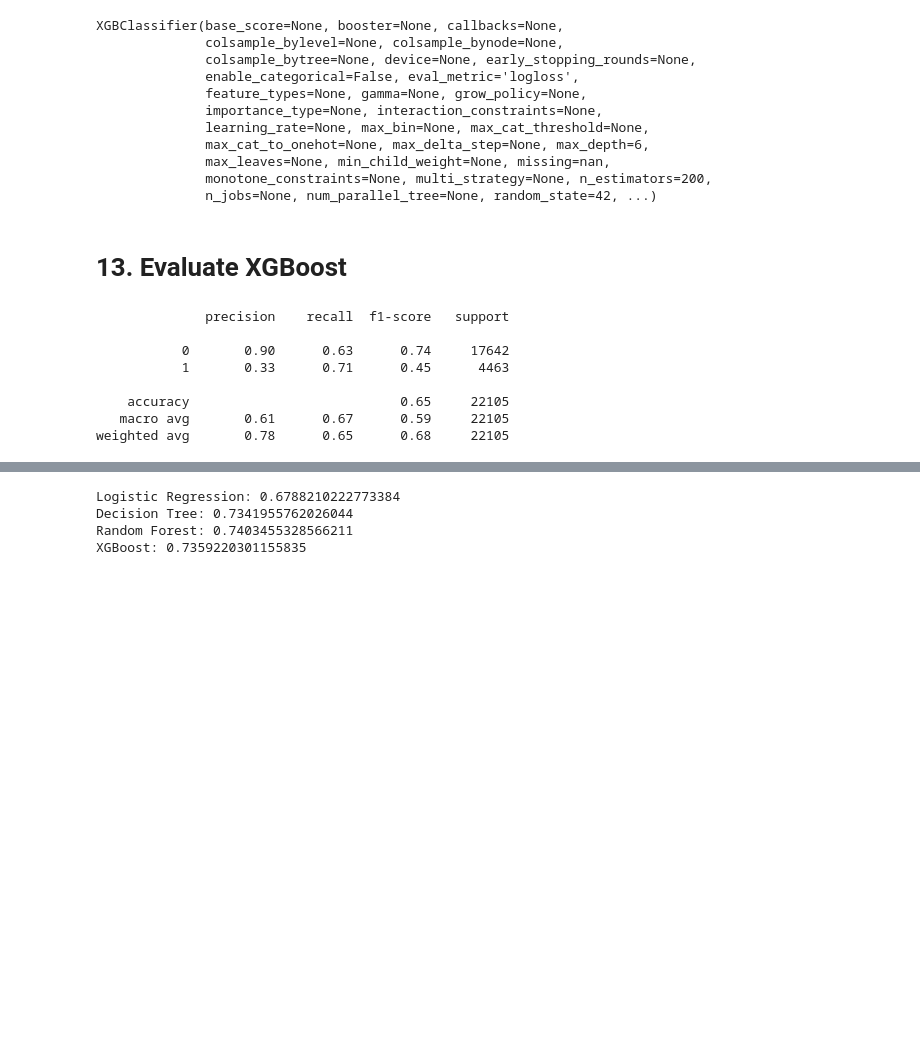
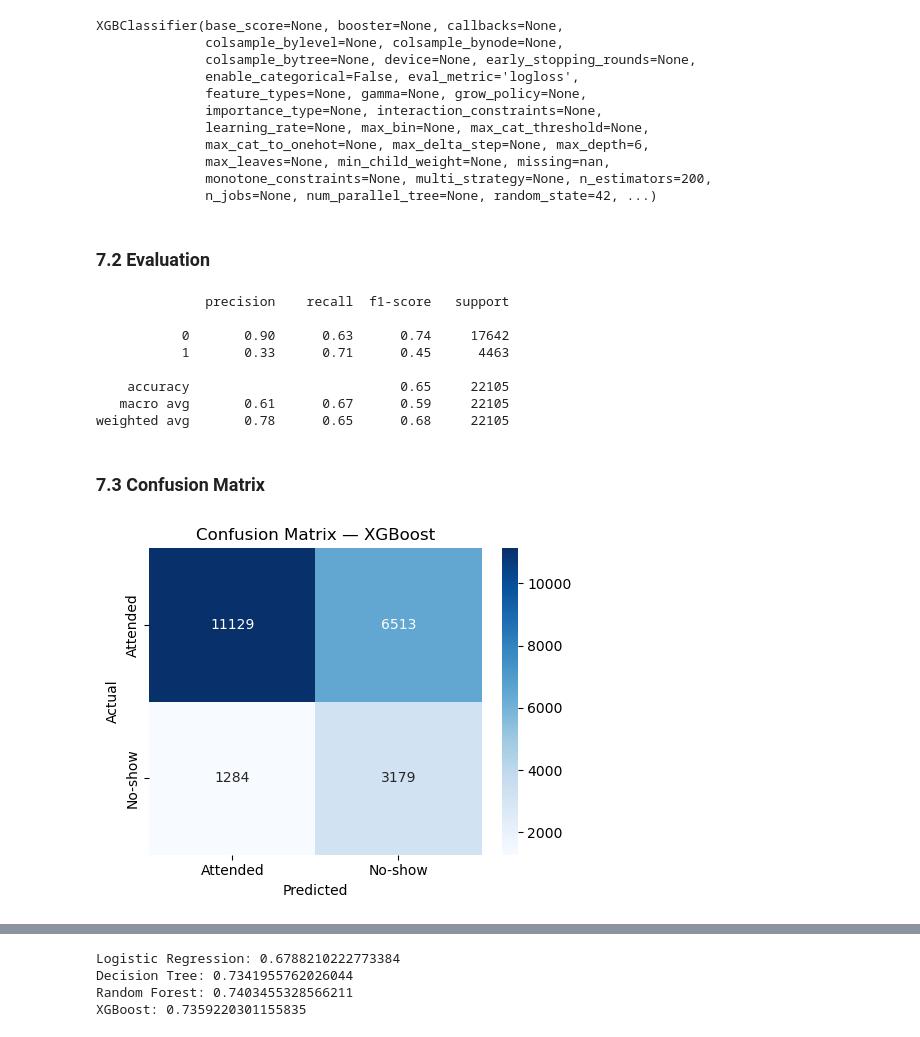
Before and after one commit to md-faiyazkhan/surevisit, a Jupyter notebook: notebooks/03_model_training.ipynb, the cells around one changed output, grey strips where cells are left out. Saved outputs shown, nothing was run; the diff lists cells and outputs as text; code cells hidden in the pictures; blank space fills up the shorter version.

```diff
--- a/notebooks/03_model_training.ipynb
+++ b/notebooks/03_model_training.ipynb
@@ -142,8 +181,8 @@ XGBClassifier(base_score=None, booster=None, callbacks=None,
               max_leaves=None, min_child_weight=None, missing=nan,
               monotone_constraints=None, multi_strategy=None, n_estimators=200,
               n_jobs=None, num_parallel_tree=None, random_state=42, ...)
-# %% [markdown]
-# 13. Evaluate XGBoost
+# %% [markdown]
+### 7.2 Evaluation
 # %%
 y_pred_xgb = xgb.predict(X_test)
 print(classification_report(y_test, y_pred_xgb))
@@ -156,3 +195,18 @@ print(classification_report(y_test, y_pred_xgb))
     accuracy                           0.65     22105
    macro avg       0.61      0.67      0.59     22105
 weighted avg       0.78      0.65      0.68     22105
+# %% [markdown]
+### 7.3 Confusion Matrix
+# %%
+cm_xgb = confusion_matrix(y_test, y_pred_xgb)
+plt.figure(figsize=(5, 4))
+sns.heatmap(cm_xgb, annot=True, fmt='d', cmap='Blues',
+            xticklabels=['Attended', 'No-show'], yticklabels=['Attended', 'No-show'])
+plt.title('Confusion Matrix — XGBoost')
+plt.xlabel('Predicted')
+plt.ylabel('Actual')
+plt.tight_layout()
+plt.show()
+plt.close()
+# %% [output]
+[figure, added]
```
Also changed, not shown: parts of 59 cells of this notebook.
